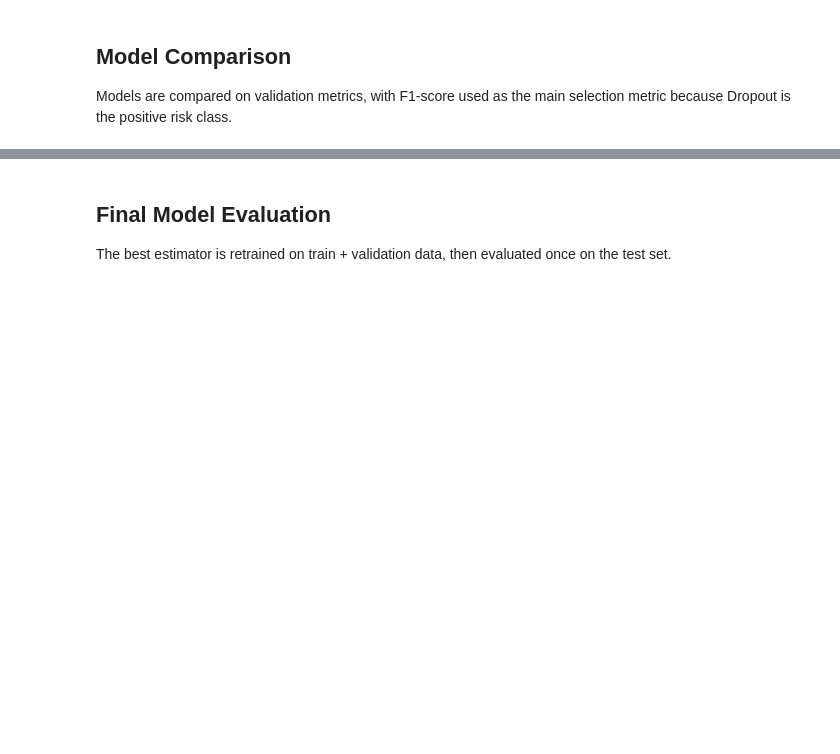
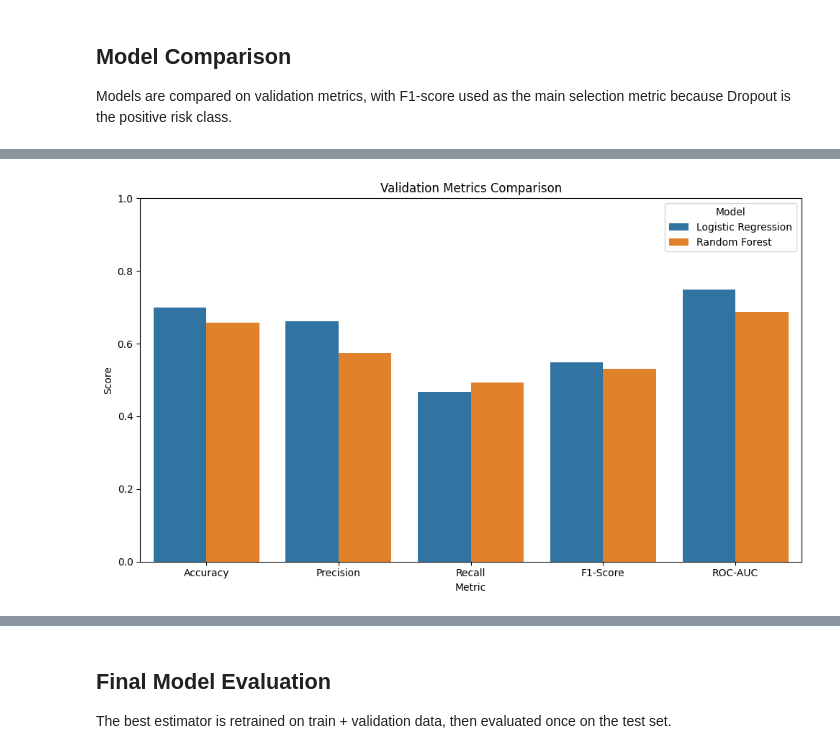
Before and after one commit to LecyLecy/student-dropout-prediction-ml, a Jupyter notebook: notebooks/03_model_training_and_feature_selection.ipynb, the cells around one changed output, grey strips where cells are left out. Drawn from its saved outputs; the diff is of its cells as text; code cells hidden in the pictures; blank space fills up the shorter version.

Commit message:
model: add evaluation reports

```diff
--- a/notebooks/03_model_training_and_feature_selection.ipynb
+++ b/notebooks/03_model_training_and_feature_selection.ipynb
@@ -38,7 +51,11 @@ MODEL_DIR = PROJECT_ROOT / "models"
 MODEL_PATH = MODEL_DIR / "final_mvp_model.pkl"
 MVP_FEATURES_PATH = MODEL_DIR / "mvp_features.json"
 MODEL_METADATA_PATH = MODEL_DIR / "model_metadata.json"
+REPORTS_DIR = PROJECT_ROOT / "reports"
+FIGURES_DIR = REPORTS_DIR / "figures"
+FIGURES_DIR.mkdir(parents=True, exist_ok=True)
 
 print("Processed data path:", PROCESSED_DATA_PATH)
 print("Model path:", MODEL_PATH)
 print("Metadata path:", MODEL_METADATA_PATH)
+print("Figures directory:", FIGURES_DIR)
@@ -169,0 +224,37 @@ validation_results_df
+# %%
+# Plot validation metrics comparison.
+metrics_to_plot = [
+    "Accuracy",
+    "Precision",
+    "Recall",
+    "F1-Score",
+    "ROC-AUC"
+]
+
+validation_metrics_long = validation_results_df.melt(
+    id_vars="Model",
+    value_vars=metrics_to_plot,
+    var_name="Metric",
+    value_name="Score"
+)
+
+plt.figure(figsize=(10, 6))
+
+sns.barplot(
+    data=validation_metrics_long,
+    x="Metric",
+    y="Score",
+    hue="Model"
+)
+
+plt.title("Validation Metrics Comparison")
+plt.xlabel("Metric")
+plt.ylabel("Score")
+plt.ylim(0, 1)
+plt.legend(title="Model")
+plt.tight_layout()
+
+plt.savefig(FIGURES_DIR / "validation_metrics_comparison.png", dpi=300)
+plt.show()
+# %% [output]
+[figure, added]
```
Also changed, not shown: parts of 24 cells of this notebook, 17 other files.
